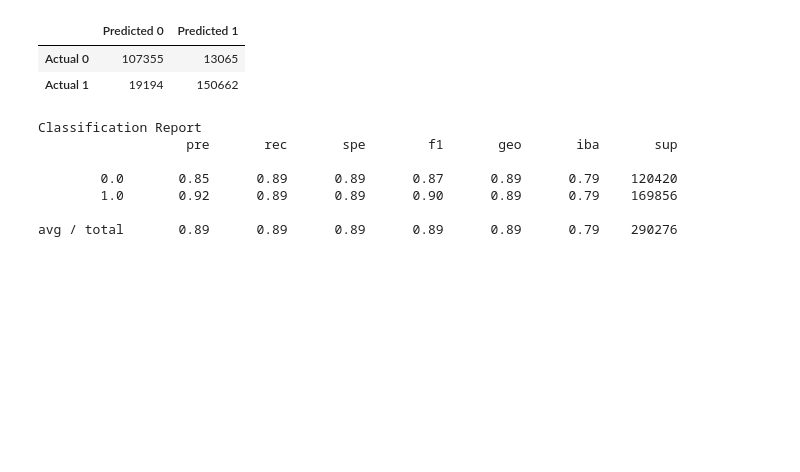
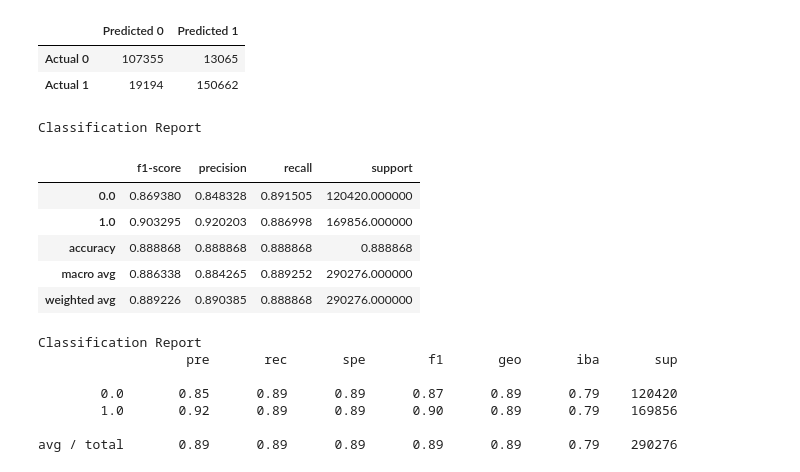
Before and after one commit to jormax14/the_degenerates, a Jupyter notebook: notebooks/dragan/nba_win_lose_predict.ipynb, the cells around one changed output. Saved outputs shown, nothing was run; the diff lists cells and outputs as text; code cells hidden in the pictures; blank space fills up the shorter version.

```diff
--- a/notebooks/dragan/nba_win_lose_predict.ipynb
+++ b/notebooks/dragan/nba_win_lose_predict.ipynb
@@ -214,4 +218,22 @@ display(cm_brf_df)
 |  | Predicted 0 | Predicted 1 |
 | Actual 0 | 107355 | 13065 |
 | Actual 1 | 19194 | 150662 |
+# %%
+# Print classification report to dataframe to be presented in dashboard.
+'''Source: https://stackoverflow.com/questions/39662398/scikit-learn-output-metrics-classification-report-into-csv-tab-delimited-format
+'''
+
+print('Classification Report')
+classification_report = metrics.classification_report(y_test, predictions_brf, output_dict=True)
+classification_report_df = pd.DataFrame(classification_report)
+classification_report_df = classification_report_df.transpose()
+classification_report_df
+# %% [output]
+Classification Report
+|  | f1-score | precision | recall | support |
+| 0.0 | 0.869380 | 0.848328 | 0.891505 | 120420.000000 |
+| 1.0 | 0.903295 | 0.920203 | 0.886998 | 169856.000000 |
+| accuracy | 0.888868 | 0.888868 | 0.888868 | 0.888868 |
+| macro avg | 0.886338 | 0.884265 | 0.889252 | 290276.000000 |
+| weighted avg | 0.889226 | 0.890385 | 0.888868 | 290276.000000 |
 # %%
```
Also changed, not shown: parts of 5 cells of this notebook, 1 other file.
